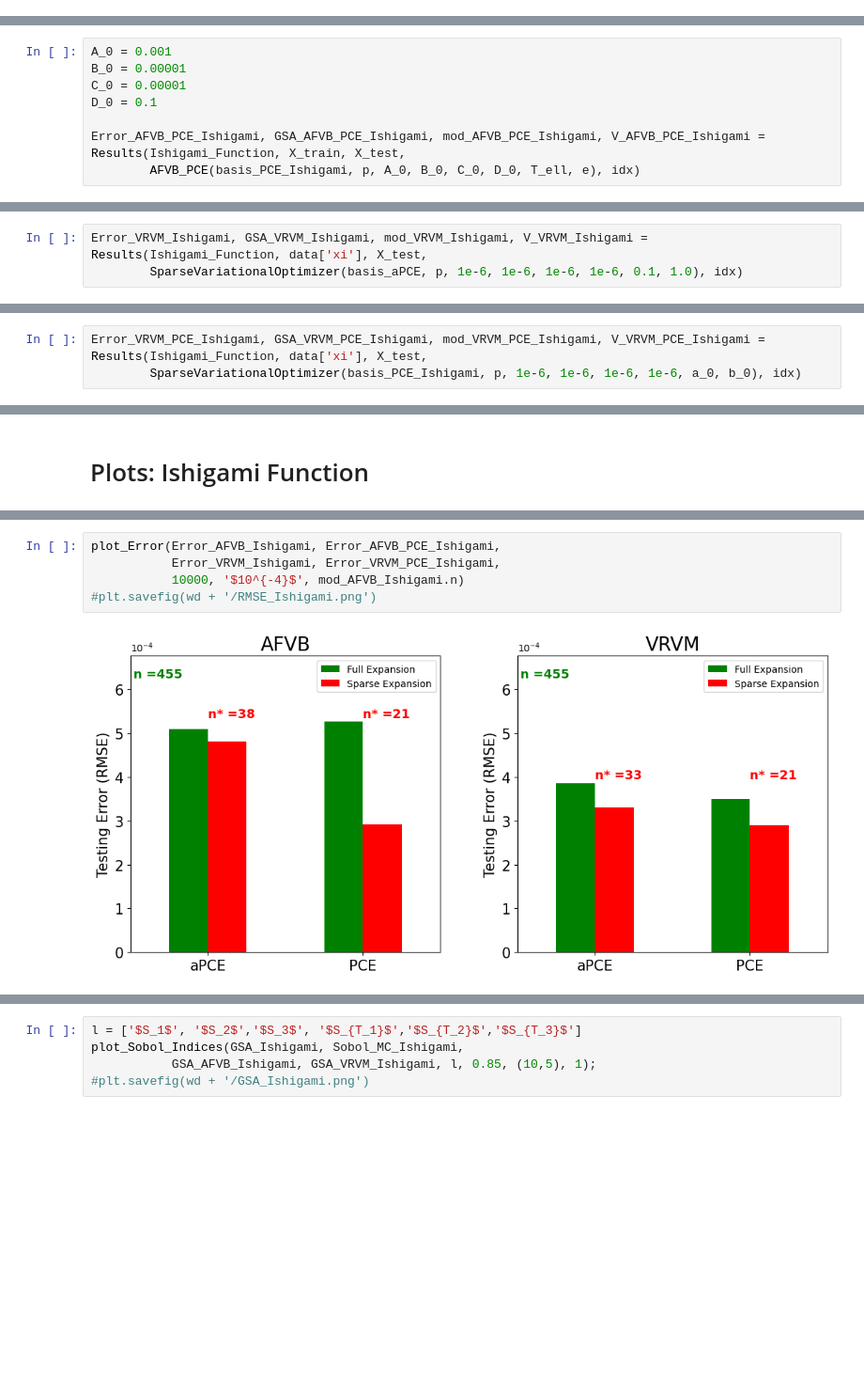
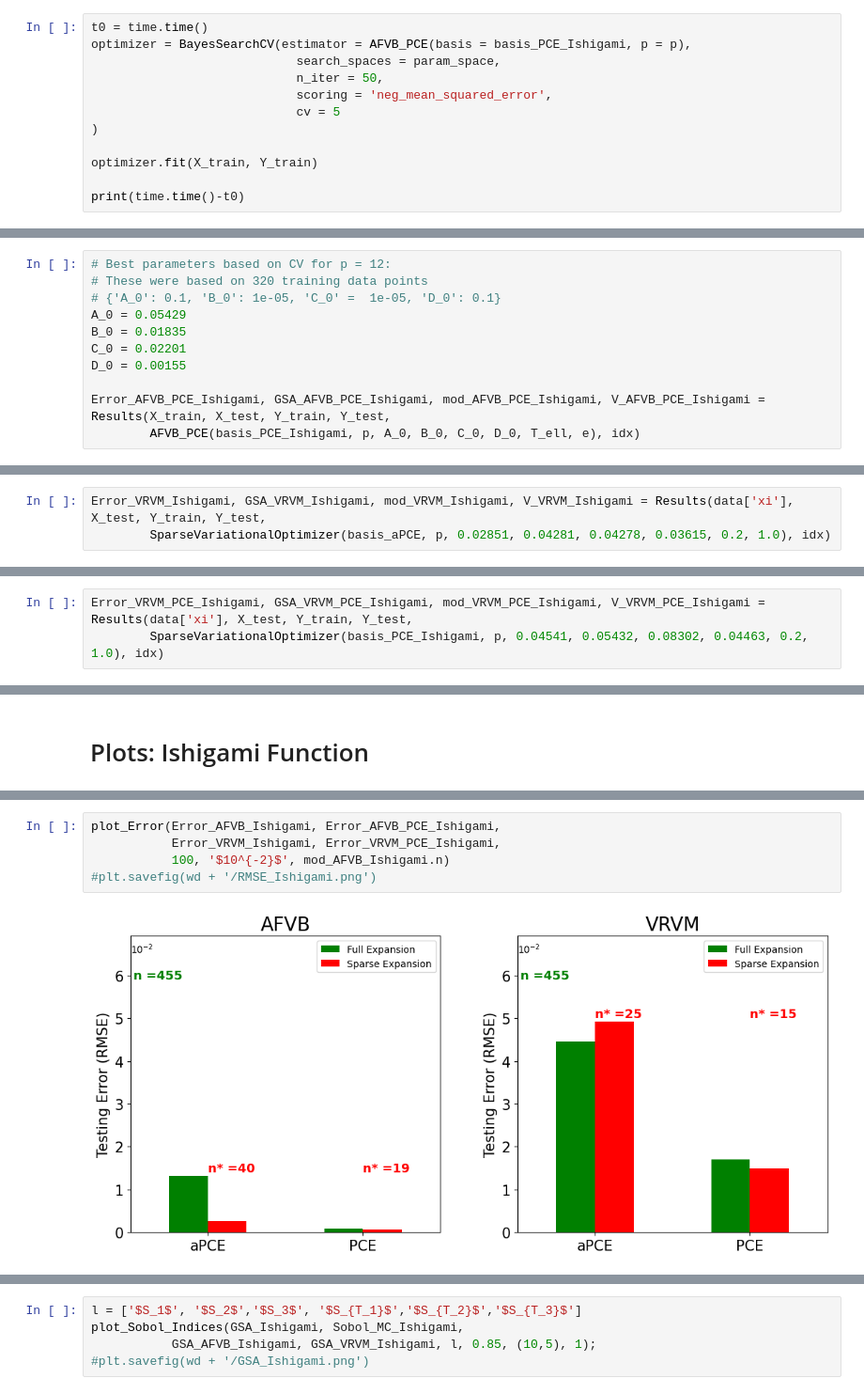
Before and after one commit to IsabelCoronaGuevara/CUDenver-Thesis, a Jupyter notebook: Results_aPCE_SparseBayesianLearning.ipynb, the cells around one changed output, grey strips where cells are left out. Shown at 94% size. Cells and saved outputs as stored; diff of their text form; blank space fills up the shorter version.

```diff
--- a/Results_aPCE_SparseBayesianLearning.ipynb
+++ b/Results_aPCE_SparseBayesianLearning.ipynb
@@ -425,0 +1416,12 @@ gs_AFVB_PCE_Ishigami.best_params_
+# %%
+t0 = time.time()
+optimizer = BayesSearchCV(estimator = AFVB_PCE(basis = basis_PCE_Ishigami, p = p),
+                            search_spaces = param_space,
+                            n_iter = 50,
+                            scoring = 'neg_mean_squared_error',
+                            cv = 5
+)
+
+optimizer.fit(X_train, Y_train)
+
+print(time.time()-t0)
@@ -426,8 +1437,11 @@ gs_AFVB_PCE_Ishigami.best_params_
 # %%
-A_0 = 0.001
-B_0 = 0.00001
-C_0 = 0.00001
-D_0 = 0.1
+# Best parameters based on CV for p = 12:
+# These were based on 320 training data points
+# {'A_0': 0.1, 'B_0': 1e-05, 'C_0' =  1e-05, 'D_0': 0.1}
+A_0 = 0.05429
+B_0 = 0.01835
+C_0 = 0.02201
+D_0 = 0.00155
 
-Error_AFVB_PCE_Ishigami, GSA_AFVB_PCE_Ishigami, mod_AFVB_PCE_Ishigami, V_AFVB_PCE_Ishigami = Results(Ishigami_Function, X_train, X_test,
+Error_AFVB_PCE_Ishigami, GSA_AFVB_PCE_Ishigami, mod_AFVB_PCE_Ishigami, V_AFVB_PCE_Ishigami = Results(X_train, X_test, Y_train, Y_test,
         AFVB_PCE(basis_PCE_Ishigami, p, A_0, B_0, C_0, D_0, T_ell, e), idx)
@@ -469,3 +1545,3 @@ You can try to debug the error by setting error_score='raise'.
 # %%
-Error_VRVM_Ishigami, GSA_VRVM_Ishigami, mod_VRVM_Ishigami, V_VRVM_Ishigami = Results(Ishigami_Function, data['xi'], X_test,
-        SparseVariationalOptimizer(basis_aPCE, p, 1e-6, 1e-6, 1e-6, 1e-6, 0.1, 1.0), idx)
+Error_VRVM_Ishigami, GSA_VRVM_Ishigami, mod_VRVM_Ishigami, V_VRVM_Ishigami = Results(data['xi'], X_test, Y_train, Y_test,
+        SparseVariationalOptimizer(basis_aPCE, p, 0.02851, 0.04281, 0.04278, 0.03615, 0.2, 1.0), idx)
@@ -496,3 +1582,3 @@ gs_VRVM_PCE_Ishigami.best_params_
 # %%
-Error_VRVM_PCE_Ishigami, GSA_VRVM_PCE_Ishigami, mod_VRVM_PCE_Ishigami, V_VRVM_PCE_Ishigami = Results(Ishigami_Function, data['xi'], X_test,
-        SparseVariationalOptimizer(basis_PCE_Ishigami, p, 1e-6, 1e-6, 1e-6, 1e-6, a_0, b_0), idx)
+Error_VRVM_PCE_Ishigami, GSA_VRVM_PCE_Ishigami, mod_VRVM_PCE_Ishigami, V_VRVM_PCE_Ishigami = Results(data['xi'], X_test, Y_train, Y_test,
+        SparseVariationalOptimizer(basis_PCE_Ishigami, p, 0.04541, 0.05432, 0.08302, 0.04463, 0.2, 1.0), idx)
@@ -501,7 +1599,7 @@ Error_VRVM_PCE_Ishigami, GSA_VRVM_PCE_Ishigami, mod_VRVM_PCE_Ishigami, V_VRVM_PC
 # %%
 plot_Error(Error_AFVB_Ishigami, Error_AFVB_PCE_Ishigami,
            Error_VRVM_Ishigami, Error_VRVM_PCE_Ishigami,
-           10000, '$10^{-4}$', mod_AFVB_Ishigami.n)
+           100, '$10^{-2}$', mod_AFVB_Ishigami.n)
 #plt.savefig(wd + '/RMSE_Ishigami.png')
 # %% [output]
-[figure, old version]
+[figure, new version]
```
Also changed, not shown: parts of 248 cells of this notebook.
